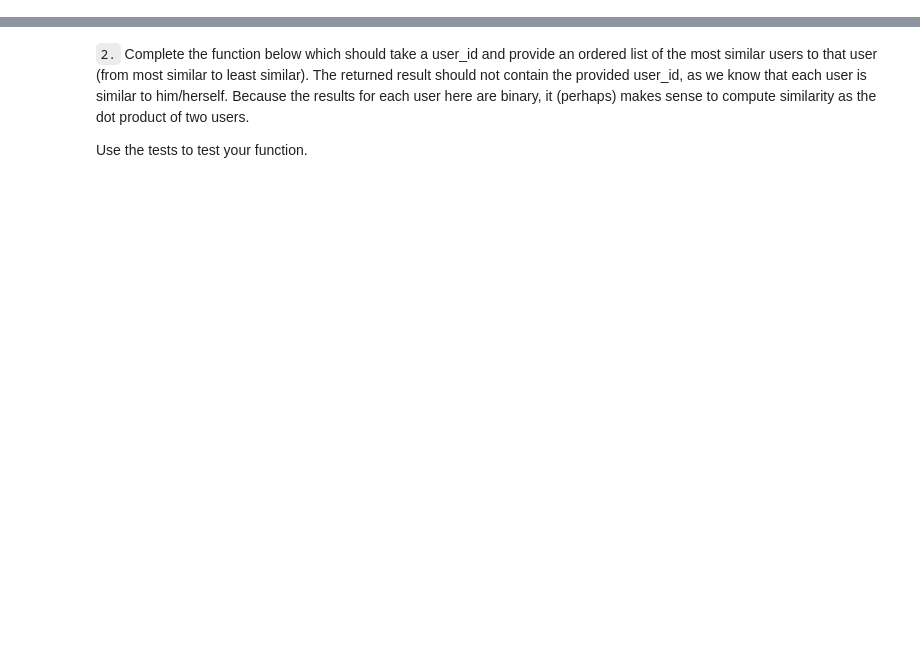
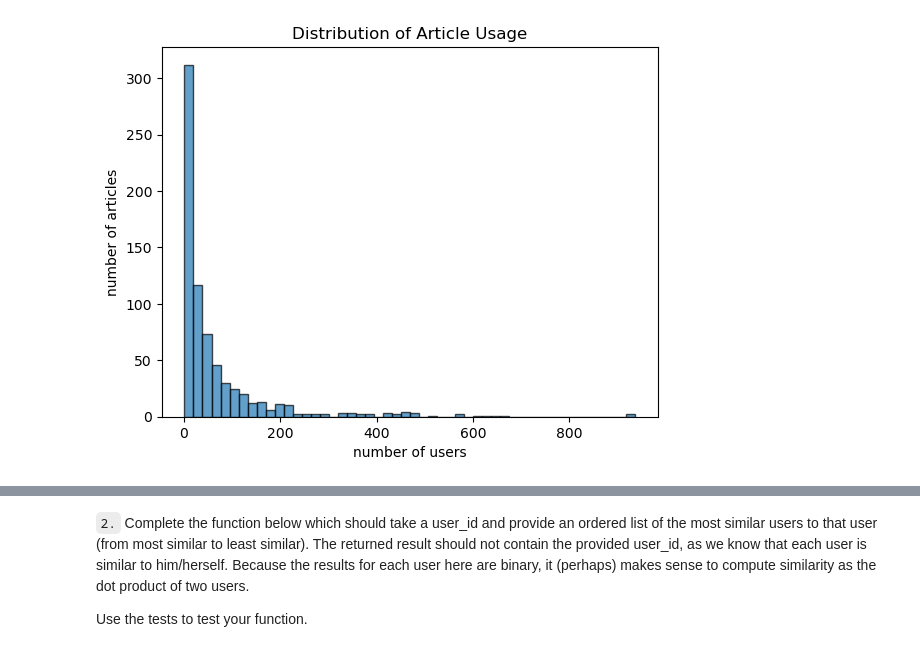
Before and after one commit to efisse/IBM-Watson-Recommendation-System, a Jupyter notebook: Recommendations_with_IBM.ipynb, the cells around one changed output, grey strips where cells are left out. Saved outputs shown, nothing was run; the diff lists cells and outputs as text; code cells hidden in the pictures; blank space fills up the shorter version.

```diff
--- a/Recommendations_with_IBM.ipynb
+++ b/Recommendations_with_IBM.ipynb
@@ -257,0 +124,9 @@ You have passed our quick tests!  Please proceed!
+# %%
+# Create a plot of the number of times each article was read
+plt.hist(article_interactions, bins=50, alpha=0.7, edgecolor='black')
+plt.xlabel('number of users')
+plt.ylabel('number of articles')
+plt.title('Distribution of Article Usage')
+plt.show()
+# %% [output]
+[figure, added]
```
Also changed, not shown: parts of 114 cells of this notebook, 6 other files.
